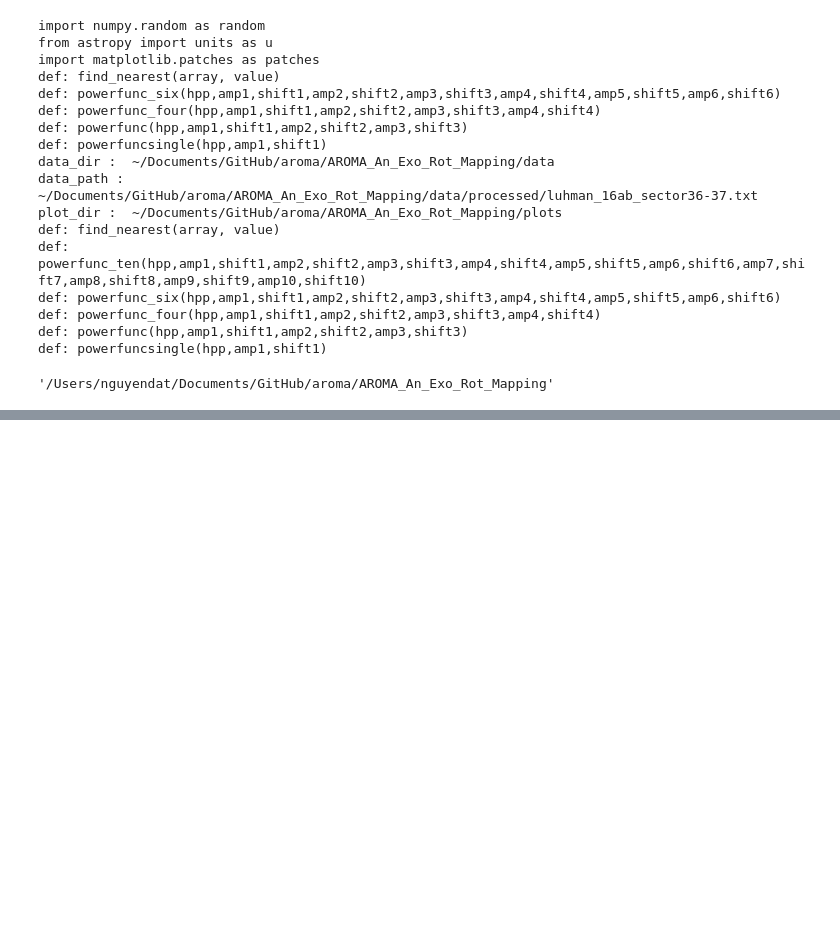
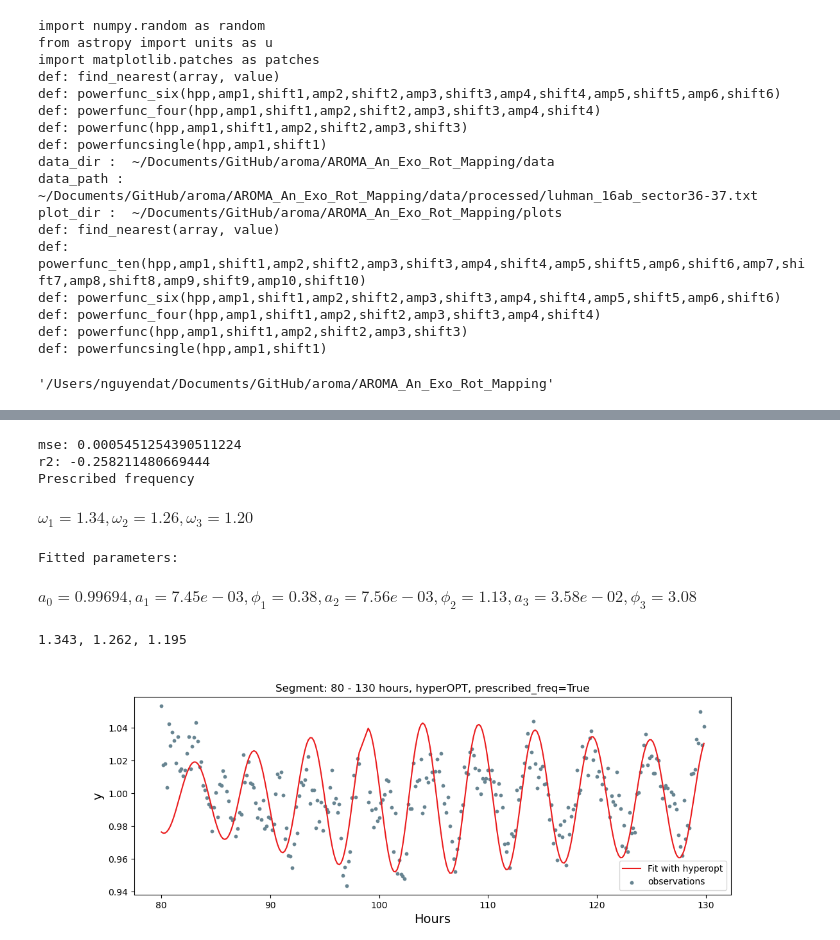
Before and after one commit to fudanguyen/aroma, a Jupyter notebook: AROMA_An_Exo_Rot_Mapping/notebooks/lightCurveSyntheticFit.ipynb, the cells around one changed output, grey strips where cells are left out. Cells and saved outputs as stored; diff of their text form; code cells hidden in the pictures; blank space fills up the shorter version.

```diff
--- a/AROMA_An_Exo_Rot_Mapping/notebooks/lightCurveSyntheticFit.ipynb
+++ b/AROMA_An_Exo_Rot_Mapping/notebooks/lightCurveSyntheticFit.ipynb
@@ -318,0 +187,15 @@ True
+# %%
+# choose time subset
+tlow, thigh = segments[1]
+subset = data.query('TIME < %f & TIME >= %f'%(thigh, tlow))
+
+periods3 = np.array([4.68, 4.98, 5.26])
+om3 = 2*pi/periods3
+# w1, w2, w3 = om3[0], om3[1], om3[2]
+w1, w2, w3 = 1.343, 1.262, 1.195
+
+known_freq = True # prescribe 3 known freq
+# known_freq = False # guess freq from fit
+
+if known_freq:
+    w1, w2, w3
@@ -318,0 +270,47 @@ True
+# %%
+# Test
+from sklearn.metrics import mean_squared_error, r2_score
+x_data = subset.TIME
+y_data = subset.PSF_FLUX_NORM
+X_train, X_test, y_train, y_test = train_test_split(x_data, y_data, test_size=0.4, random_state=42)
+
+if known_freq:
+    ypred = tpe_best['a0']+ tpe_best['a1'] * np.sin(w1 * X_test + tpe_best['f1']) +tpe_best['a2'] * np.sin(w2 * X_test + tpe_best['f2']) +tpe_best['a3'] * np.sin(w3 * X_test + tpe_best['f3'])
+    y = tpe_best['a0'] + tpe_best['a1'] * np.sin(w1* x_data + tpe_best['f1']) + tpe_best['a2'] * np.sin(w2 * x_data + tpe_best['f2']) + tpe_best['a3'] * np.sin(w3 * x_data + tpe_best['f3'])
+else:
+    ypred = tpe_best['a0']+ tpe_best['a1'] * np.sin(tpe_best['w1'] * X_test + tpe_best['f1']) +tpe_best['a2'] * np.sin(tpe_best['w2'] * X_test + tpe_best['f2']) +tpe_best['a3'] * np.sin(tpe_best['w3'] * X_test + tpe_best['f3'])
+    y =  tpe_best['a0'] + tpe_best['a1'] * np.sin(tpe_best['w1']* x_data + tpe_best['f1']) + tpe_best['a2'] * np.sin(tpe_best['w2'] * x_data + tpe_best['f2']) + tpe_best['a3'] * np.sin(tpe_best['w3'] * x_data + tpe_best['f3'])
+
+rmse = mean_squared_error(y_test,ypred)
+r2 = r2_score(y_test,ypred)
+print('mse:', rmse)
+print('r2:',r2)
+
+fig, ax = plt.subplots(figsize=(12,4))
+ax.scatter(x_data, y_data, label= 'observations', color= '#678491', s=10)
+ax.plot(x_data, y, label= 'Fit with hyperopt', color='#EA1B1D')
+ax.set_ylabel('y', fontsize= 14)
+ax.set_xlabel('Hours', fontsize= 14)
+plt.legend(loc='lower right')
+plt.title('Segment: %i - %i hours, hyperOPT, prescribed_freq=%s'%(tlow, thigh, known_freq))
+
+if known_freq:
+    print('Prescribed frequency')
+    display(Math('\\omega_1={:.2f}, \\omega_2={:.2f}, \\omega_3={:.2f}'.format(*[w1, w2, w3])))
+
+    print('Fitted parameters:')
+    display(Math('a_0={a0:.5f}, a_1={a1:.2e}, \\phi_1={f1:.2f}, a_2={a2:.2e}, \\phi_2={f2:.2f}, a_3={a3:.2e}, \\phi_3={f3:.2f}'.format(**tpe_best)))
+else:
+    print('Fitted parameters:')
+    display(Math('a_0={a0:.5f}, a_1={a1:.2e}, \\phi_1={f1:.2f}, a_2={a2:.2e}, \\phi_2={f2:.2f}, a_3={a3:.2e}, \\phi_3={f3:.2f}, \\omega_1={w1:.2f}, \\omega_2={w2:.2f}, \\omega_3={w3:.2f}'.format(**tpe_best)))
+
+print('%.3f, %.3f, %.3f'%(w1, w2, w3))
+# %% [output]
+mse: 0.0005451254390511224
+r2: -0.258211480669444
+Prescribed frequency
+$\displaystyle \omega_1=1.34, \omega_2=1.26, \omega_3=1.20$
+Fitted parameters:
+$\displaystyle a_0=0.99694, a_1=7.45e-03, \phi_1=0.38, a_2=7.56e-03, \phi_2=1.13, a_3=3.58e-02, \phi_3=3.08$
+1.343, 1.262, 1.195
+[figure, added]
```
Also changed, not shown: parts of 21 cells of this notebook, 6 other files.
